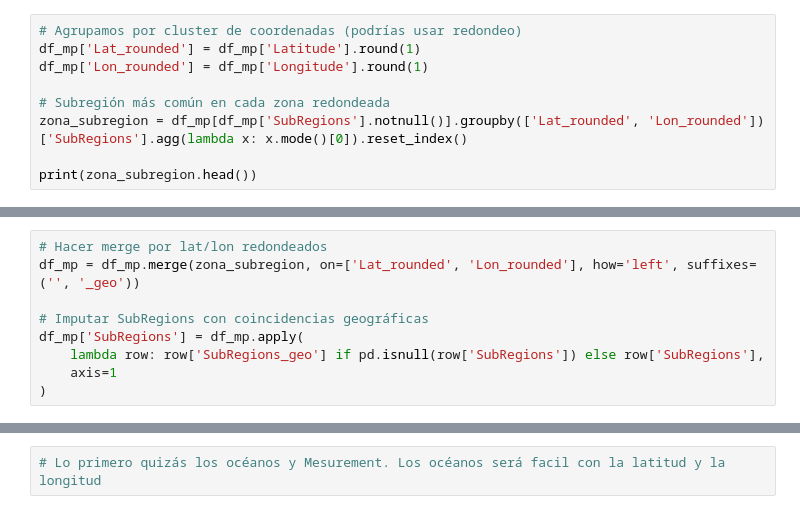
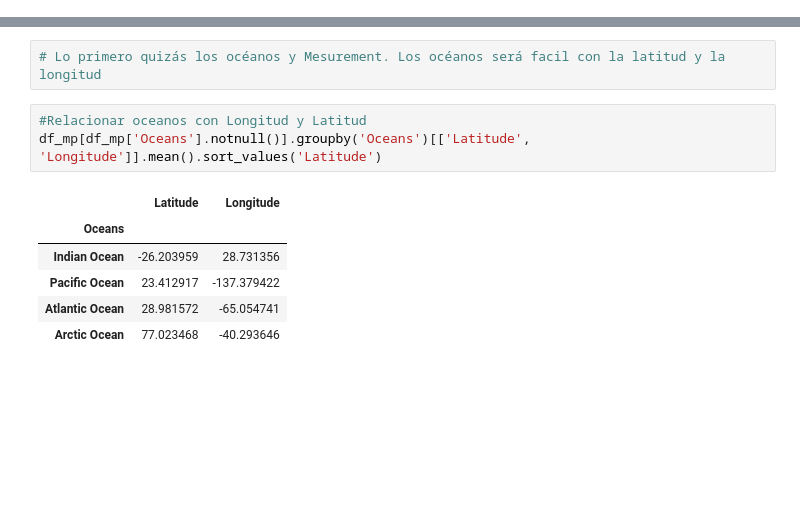
Before and after one commit to isamanero/MyPortfolio, a Jupyter notebook: Data_Analytics/Microplastics.ipynb, the cells around one changed output, grey strips where cells are left out. Drawn from its saved outputs; the diff is of its cells as text; blank space fills up the shorter version.

```diff
--- a/Data_Analytics/Microplastics.ipynb
+++ b/Data_Analytics/Microplastics.ipynb
@@ -134,9 +133,0 @@ plt.show()
-# %%
-# Agrupamos por cluster de coordenadas (podrías usar redondeo)
-df_mp['Lat_rounded'] = df_mp['Latitude'].round(1)
-df_mp['Lon_rounded'] = df_mp['Longitude'].round(1)
-
-# Subregión más común en cada zona redondeada
-zona_subregion = df_mp[df_mp['SubRegions'].notnull()].groupby(['Lat_rounded', 'Lon_rounded'])['SubRegions'].agg(lambda x: x.mode()[0]).reset_index()
-
-print(zona_subregion.head())
@@ -150,9 +133,0 @@ print(zona_subregion.head())
-# %%
-# Hacer merge por lat/lon redondeados
-df_mp = df_mp.merge(zona_subregion, on=['Lat_rounded', 'Lon_rounded'], how='left', suffixes=('', '_geo'))
-
-# Imputar SubRegions con coincidencias geográficas
-df_mp['SubRegions'] = df_mp.apply(
-    lambda row: row['SubRegions_geo'] if pd.isnull(row['SubRegions']) else row['SubRegions'],
-    axis=1
-)
@@ -184,3 +153,13 @@ SubRegions_geo      93.488372
 dtype: float64
 # %%
 # Lo primero quizás los océanos y Mesurement. Los océanos será facil con la latitud y la longitud
+# %%
+#Relacionar oceanos con Longitud y Latitud
+df_mp[df_mp['Oceans'].notnull()].groupby('Oceans')[['Latitude', 'Longitude']].mean().sort_values('Latitude')
+# %% [output]
+|  | Latitude | Longitude |
+| Oceans |  |  |
+| Indian Ocean | -26.203959 | 28.731356 |
+| Pacific Ocean | 23.412917 | -137.379422 |
+| Atlantic Ocean | 28.981572 | -65.054741 |
+| Arctic Ocean | 77.023468 | -40.293646 |
```
Also changed, not shown: parts of 4 cells of this notebook.
